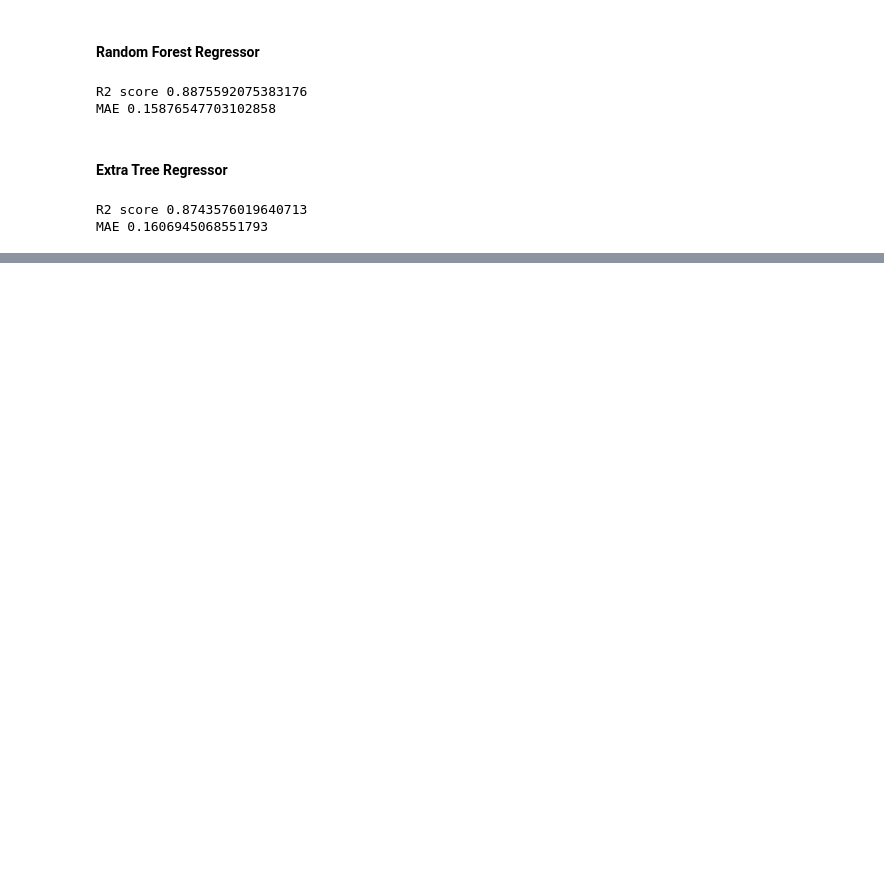
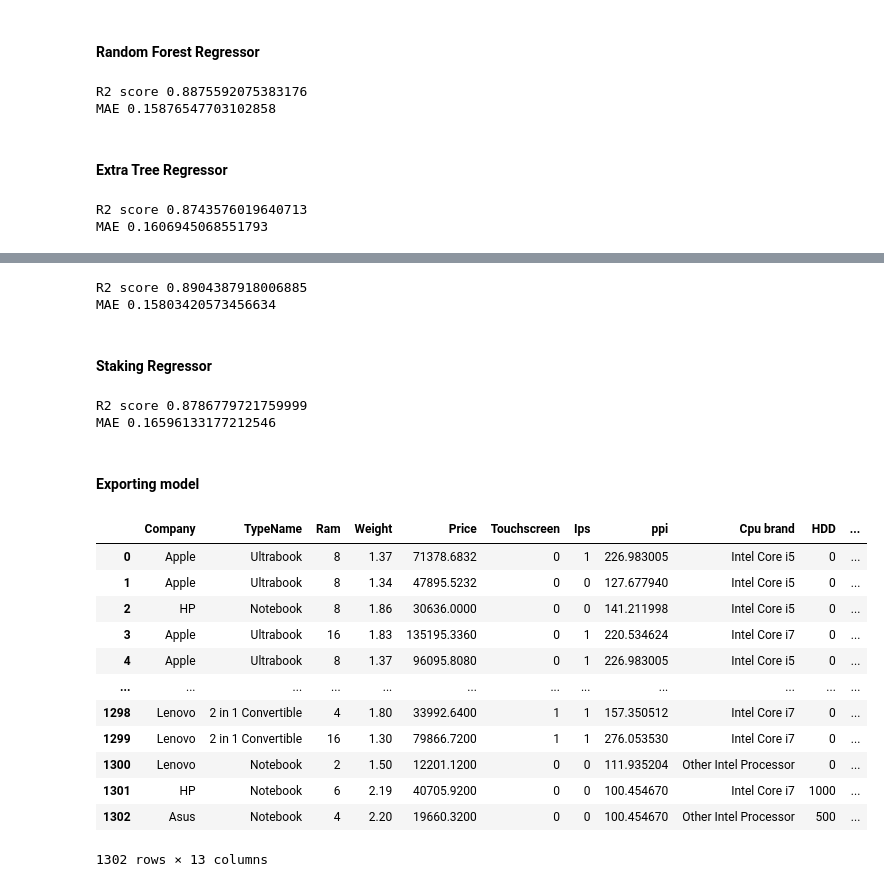
Before and after one commit to Susdhor/Disease-Prediction-using-ML, a Jupyter notebook: Laptop-price-predict/price_predict.ipynb, the cells around one changed output, grey strips where cells are left out. Saved outputs shown, nothing was run; the diff lists cells and outputs as text; code cells hidden in the pictures; blank space fills up the shorter version.

Commit message:
prediction file updated

```diff
--- a/Laptop-price-predict/price_predict.ipynb
+++ b/Laptop-price-predict/price_predict.ipynb
@@ -950,0 +1021,63 @@ MAE 0.1606945068551793
+# %%
+from sklearn.ensemble import VotingRegressor,StackingRegressor
+
+step1 = ColumnTransformer(transformers=[
+    ('col_tnf',OneHotEncoder(sparse=False,drop='first'),[0,1,7,10,11])
+],remainder='passthrough')
+
+
+rf = RandomForestRegressor(n_estimators=350,random_state=3,max_samples=0.5,max_features=0.75,max_depth=15)
+gbdt = GradientBoostingRegressor(n_estimators=100,max_features=0.5)
+xgb = XGBRegressor(n_estimators=25,learning_rate=0.3,max_depth=5)
+et = ExtraTreesRegressor(n_estimators=100,random_state=3,max_samples=0.5,max_features=0.75,max_depth=10)
+
+step2 = VotingRegressor([('rf', rf), ('gbdt', gbdt), ('xgb',xgb), ('et',et)],weights=[5,1,1,1])
+
+pipe = Pipeline([
+    ('step1',step1),
+    ('step2',step2)
+])
+
+pipe.fit(X_train,y_train)
+
+y_pred = pipe.predict(X_test)
+
+print('R2 score',r2_score(y_test,y_pred))
+print('MAE',mean_absolute_error(y_test,y_pred))
+# %% [output]
+R2 score 0.8904387918006885
+MAE 0.15803420573456634
+# %% [markdown]
+#### Staking Regressor
+# %%
+from sklearn.ensemble import VotingRegressor,StackingRegressor
+
+step1 = ColumnTransformer(transformers=[
+    ('col_tnf',OneHotEncoder(sparse=False,drop='first'),[0,1,7,10,11])
+],remainder='passthrough')
+
+
+estimators = [
+    ('rf', RandomForestRegressor(n_estimators=350,random_state=3,max_samples=0.5,max_features=0.75,max_depth=15)),
+    ('gbdt',GradientBoostingRegressor(n_estimators=100,max_features=0.5)),
+    ('xgb', XGBRegressor(n_estimators=25,learning_rate=0.3,max_depth=5))
+]
+
+step2 = StackingRegressor(estimators=estimators, final_estimator=Ridge(alpha=100))
+
+pipe = Pipeline([
+    ('step1',step1),
+    ('step2',step2)
+])
+
+pipe.fit(X_train,y_train)
+
+y_pred = pipe.predict(X_test)
+
+print('R2 score',r2_score(y_test,y_pred))
+print('MAE',mean_absolute_error(y_test,y_pred))
+# %% [output]
+R2 score 0.8786779721759999
+MAE 0.16596133177212546
+# %% [markdown]
+#### Exporting model
@@ -950,0 +1089,16 @@ MAE 0.1606945068551793
+# %%
+df
+# %% [output]
+|  | Company | TypeName | Ram | Weight | Price | Touchscreen | Ips | ppi | Cpu brand | HDD | ... |
+| 0 | Apple | Ultrabook | 8 | 1.37 | 71378.6832 | 0 | 1 | 226.983005 | Intel Core i5 | 0 | ... |
+| 1 | Apple | Ultrabook | 8 | 1.34 | 47895.5232 | 0 | 0 | 127.677940 | Intel Core i5 | 0 | ... |
+| 2 | HP | Notebook | 8 | 1.86 | 30636.0000 | 0 | 0 | 141.211998 | Intel Core i5 | 0 | ... |
+| 3 | Apple | Ultrabook | 16 | 1.83 | 135195.3360 | 0 | 1 | 220.534624 | Intel Core i7 | 0 | ... |
+| 4 | Apple | Ultrabook | 8 | 1.37 | 96095.8080 | 0 | 1 | 226.983005 | Intel Core i5 | 0 | ... |
+| ... | ... | ... | ... | ... | ... | ... | ... | ... | ... | ... | ... |
+| 1298 | Lenovo | 2 in 1 Convertible | 4 | 1.80 | 33992.6400 | 1 | 1 | 157.350512 | Intel Core i7 | 0 | ... |
+| 1299 | Lenovo | 2 in 1 Convertible | 16 | 1.30 | 79866.7200 | 1 | 1 | 276.053530 | Intel Core i7 | 0 | ... |
+| 1300 | Lenovo | Notebook | 2 | 1.50 | 12201.1200 | 0 | 0 | 111.935204 | Other Intel Processor | 0 | ... |
+| 1301 | HP | Notebook | 6 | 2.19 | 40705.9200 | 0 | 0 | 100.454670 | Intel Core i7 | 1000 | ... |
+| 1302 | Asus | Notebook | 4 | 2.20 | 19660.3200 | 0 | 0 | 100.454670 | Other Intel Processor | 500 | ... |
+1302 rows × 13 columns
```
Also changed, not shown: parts of 26 cells of this notebook, 2 other files.
